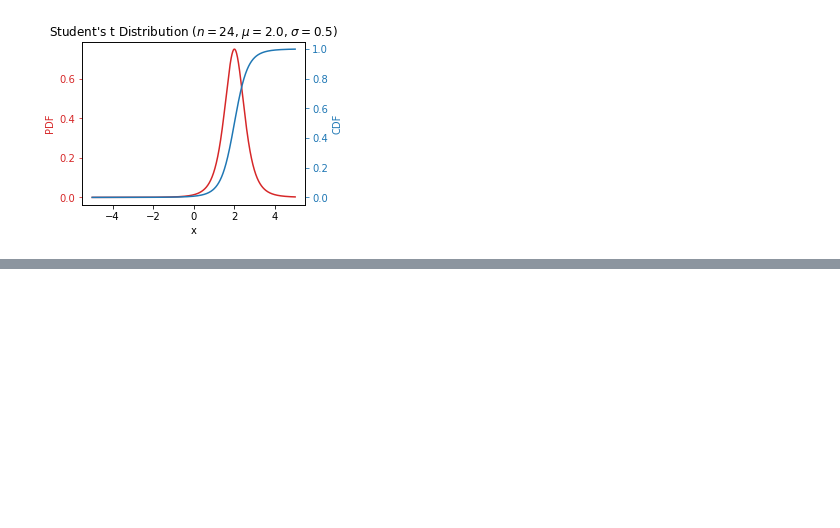
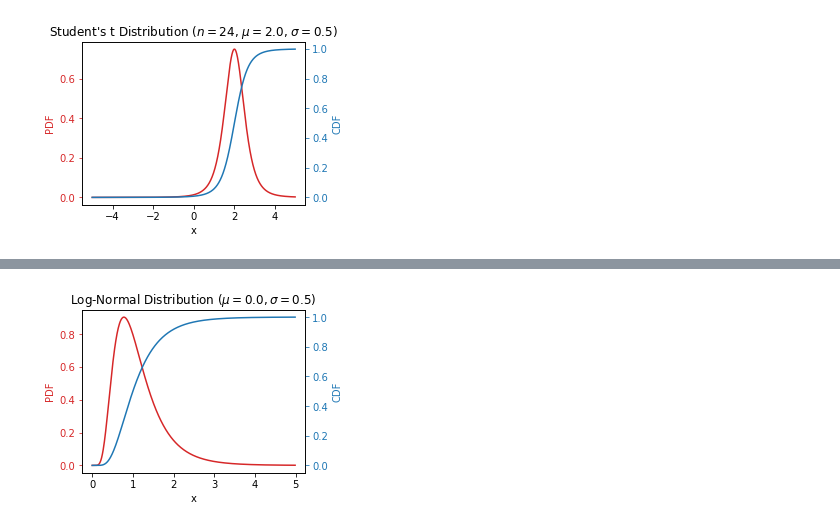
Before and after one commit to liunelson/learning-exercises, a Jupyter notebook: statlect/statlect_part3.ipynb, the cells around one changed output, grey strips where cells are left out. Cells and saved outputs as stored; diff of their text form; code cells hidden in the pictures; blank space fills up the shorter version.

```diff
--- a/statlect/statlect_part3.ipynb
+++ b/statlect/statlect_part3.ipynb
@@ -496,0 +624,27 @@ ax2.tick_params(axis = 'y', color = c2, labelcolor = c2)
+# %%
+import numpy as np
+from scipy.stats import lognorm
+import matplotlib.pyplot as plt
+
+mu = 0.0
+sig = 0.5
+s = sig
+x = np.arange(0, 5, 0.01)
+PDF = lognorm.pdf(x, s)
+CDF = lognorm.cdf(x, s)
+
+fig, ax1 = plt.subplots(nrows = 1, ncols = 1, figsize = (4, 3))
+c1 = 'tab:red'
+ax1.plot(x, PDF, color = c1)
+ax1.set_xlabel('x')
+ax1.set_ylabel('PDF', color = c1)
+ax1.tick_params(axis = 'y', color = c1, labelcolor = c1)
+ax1.set_title(f'Log-Normal Distribution ($\mu = {mu}, \sigma = {sig}$)')
+
+c2 = 'tab:blue'
+ax2 = ax1.twinx()
+ax2.plot(x, CDF, color = c2)
+ax2.set_ylabel('CDF', color = c2)
+ax2.tick_params(axis = 'y', color = c2, labelcolor = c2)
+# %% [output]
+[figure, added]
```
Also changed, not shown: parts of 6 cells of this notebook, 1 other file.
